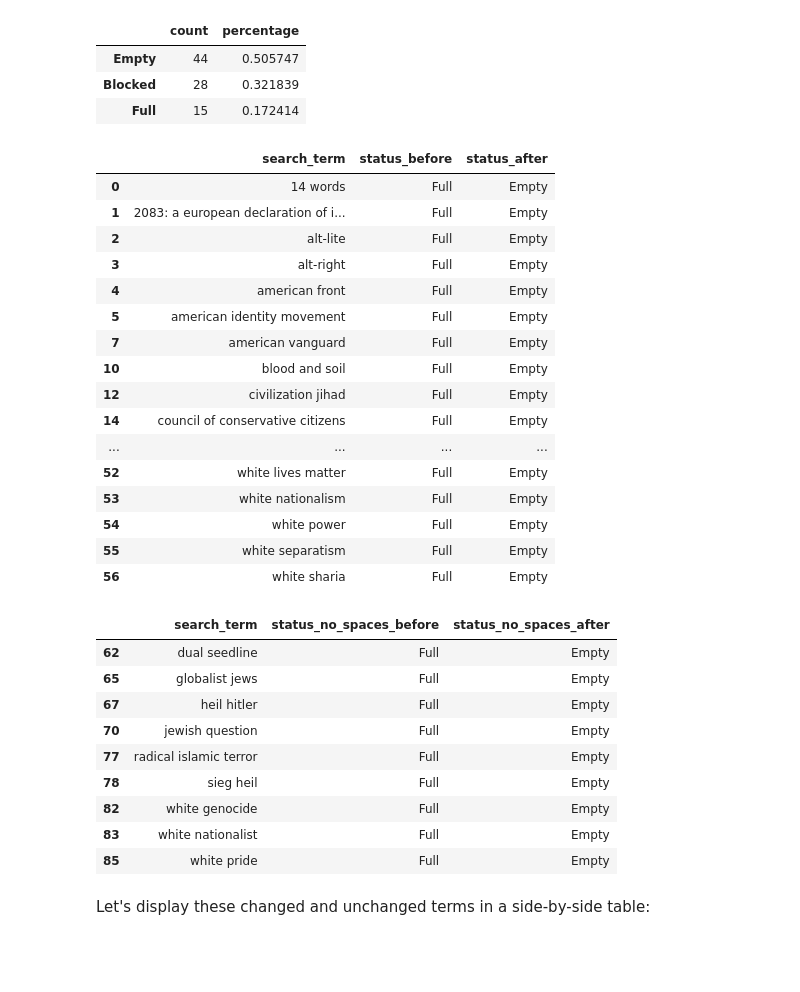
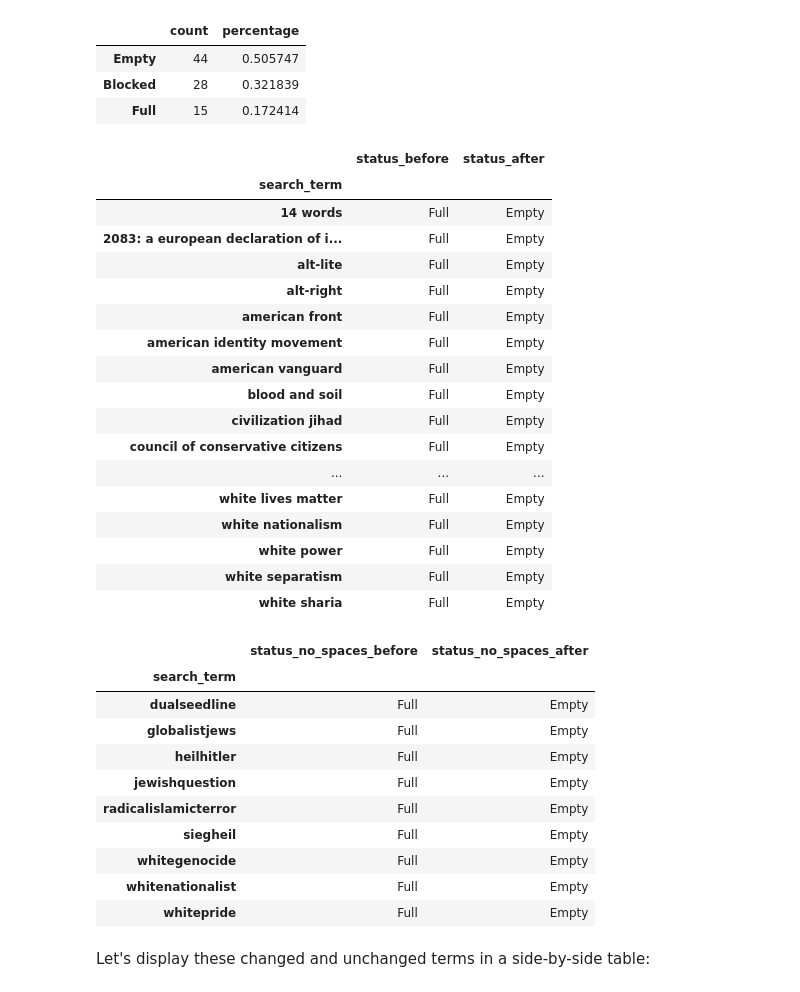
Before and after one commit to the-markup/investigation-youtube-ad-placements, a Jupyter notebook: notebooks/5-rerun-and-check-status.ipynb, the cells around one changed output. Drawn from its saved outputs; the diff is of its cells as text; code cells hidden in the pictures; blank space fills up the shorter version.

```diff
--- a/notebooks/5-rerun-and-check-status.ipynb
+++ b/notebooks/5-rerun-and-check-status.ipynb
@@ -32,5 +32,5 @@ fn_table2 = '../data/output/tables/socialjustice/table2.csv'
 # %%
-display_cols = [
+save_cols = [
     'search_term',
     'status',
     'status_no_spaces',
@@ -39,6 +39,8 @@ display_cols = [
     'n_youtube_videos_no_spaces',
     'n_youtube_channels_no_spaces',
 ]
+
+display_cols = ['search_term', 'status', 'status_no_spaces']
 # %%
 files = glob.glob(data_in + '*/*.json')
 len(files)
@@ -110,47 +112,52 @@ value_counts(hate, col='status')
 | Full | 15 | 0.172414 |
 # %%
 # compare the original responses to the new responses
-hate_delta = hate_og[['search_term', 'status', 'status_no_spaces']].merge(
-    hate[['search_term', 'status', 'status_no_spaces']],
-    on = 'search_term', suffixes=['_before', '_after']
+hate_delta = hate_og[display_cols].merge(
+    hate[display_cols],
+    on='search_term',
+    suffixes=['_before', '_after']
 )
 # %%
 # hate terms that are now blocked with an "empty" response.
 hate_delta[
     hate_delta.status_after != hate_delta.status_before
-][['search_term','status_before', 'status_after']]
+][['search_term','status_before', 'status_after']].set_index('search_term')
 # %% [output]
-|  | search_term | status_before | status_after |
-| 0 | 14 words | Full | Empty |
-| 1 | 2083: a european declaration of i... | Full | Empty |
-| 2 | alt-lite | Full | Empty |
-| 3 | alt-right | Full | Empty |
-| 4 | american front | Full | Empty |
-| 5 | american identity movement | Full | Empty |
-| 7 | american vanguard | Full | Empty |
-| 10 | blood and soil | Full | Empty |
-| 12 | civilization jihad | Full | Empty |
-| 14 | council of conservative citizens | Full | Empty |
-| ... | ... | ... | ... |
-| 52 | white lives matter | Full | Empty |
-| 53 | white nationalism | Full | Empty |
-| 54 | white power | Full | Empty |
-| 55 | white separatism | Full | Empty |
-| 56 | white sharia | Full | Empty |
+|  | status_before | status_after |
+| search_term |  |  |
+| 14 words | Full | Empty |
+| 2083: a european declaration of i... | Full | Empty |
+| alt-lite | Full | Empty |
+| alt-right | Full | Empty |
+| american front | Full | Empty |
+| american identity movement | Full | Empty |
+| american vanguard | Full | Empty |
+| blood and soil | Full | Empty |
+| civilization jihad | Full | Empty |
+| council of conservative citizens | Full | Empty |
+| ... | ... | ... |
+| white lives matter | Full | Empty |
+| white nationalism | Full | Empty |
+| white power | Full | Empty |
+| white separatism | Full | Empty |
+| white sharia | Full | Empty |
 # %%
 # space-removal bandaids that are now blocked with an "empty" response.
-hate_delta[
+bandaids = hate_delta[
     (hate_delta.status_no_spaces_after != hate_delta.status_no_spaces_before) &
     (~hate_delta.status_no_spaces_before.isnull())
 ][['search_term','status_no_spaces_before', 'status_no_spaces_after']]
+bandaids.search_term = bandaids.search_term.str.replace(' ', '')
+bandaids.set_index('search_term')
 # %% [output]
-|  | search_term | status_no_spaces_before | status_no_spaces_after |
-| 62 | dual seedline | Full | Empty |
-| 65 | globalist jews | Full | Empty |
-| 67 | heil hitler | Full | Empty |
-| 70 | jewish question | Full | Empty |
-| 77 | radical islamic terror | Full | Empty |
-| 78 | sieg heil | Full | Empty |
-| 82 | white genocide | Full | Empty |
-| 83 | white nationalist | Full | Empty |
-| 85 | white pride | Full | Empty |
+|  | status_no_spaces_before | status_no_spaces_after |
+| search_term |  |  |
+| dualseedline | Full | Empty |
+| globalistjews | Full | Empty |
+| heilhitler | Full | Empty |
+| jewishquestion | Full | Empty |
+| radicalislamicterror | Full | Empty |
+| siegheil | Full | Empty |
+| whitegenocide | Full | Empty |
+| whitenationalist | Full | Empty |
+| whitepride | Full | Empty |
```
Also changed, not shown: parts of 9 cells of this notebook, 2 other files.
